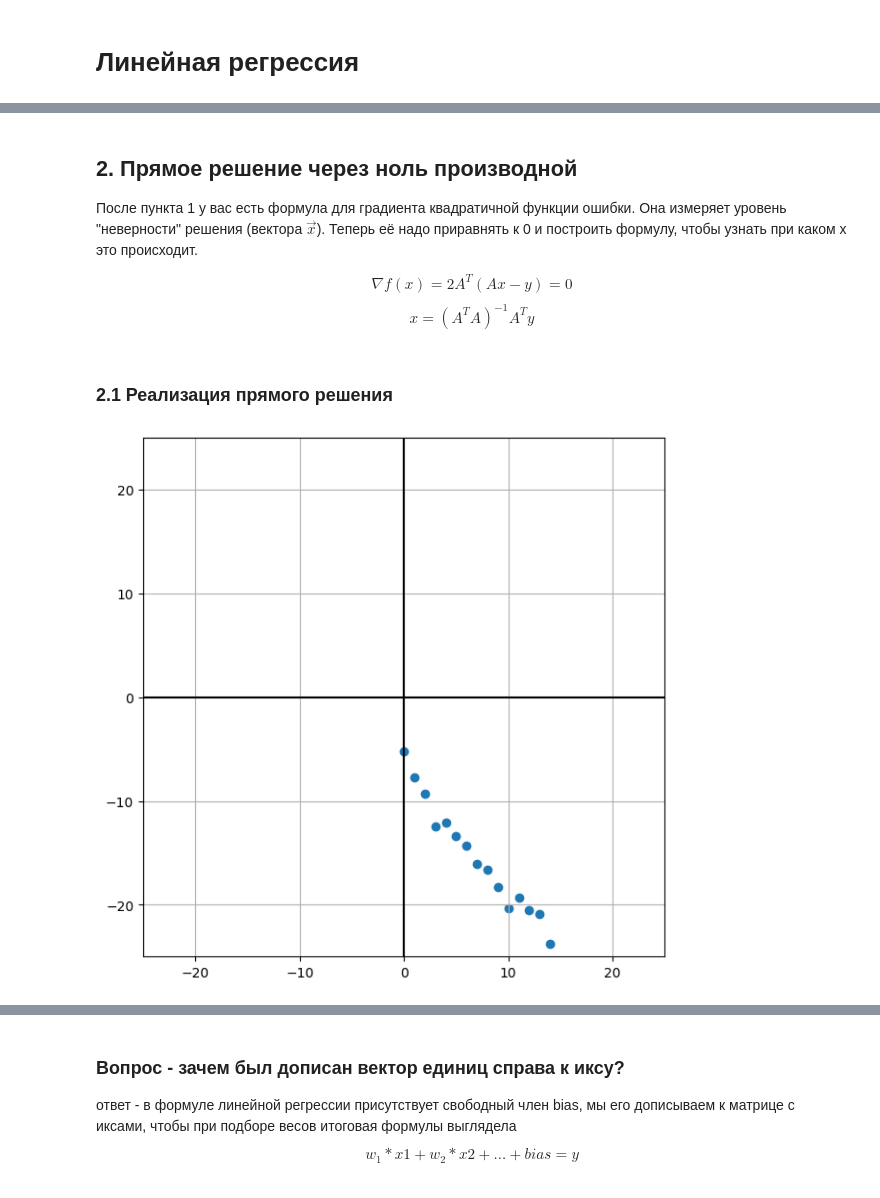
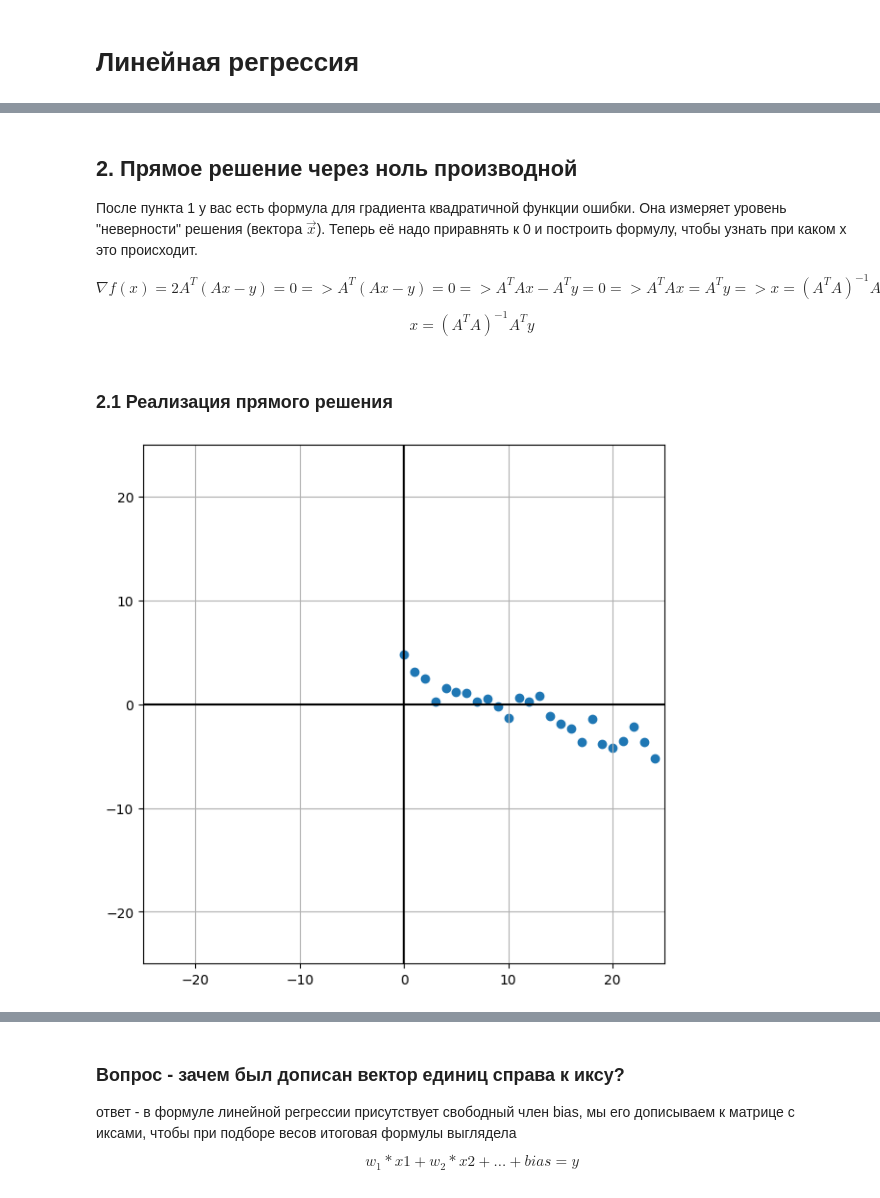
Before and after one commit to VerogoR/linear-regression, a Jupyter notebook: lab_linear_regression.ipynb, the cells around one changed output, grey strips where cells are left out. Cells and saved outputs as stored; diff of their text form; code cells hidden in the pictures.

```diff
--- a/lab_linear_regression.ipynb
+++ b/lab_linear_regression.ipynb
@@ -13,7 +17,7 @@ $$ \nabla f(x) = 2A^T(Ax-y) $$
 
 После пункта 1 у вас есть формула для градиента квадратичной функции ошибки. Она измеряет уровень "неверности" решения (вектора $\vec{x}$). Теперь её надо приравнять к 0 и построить формулу, чтобы узнать при каком x это происходит.
 
-$$ \nabla f(x) = 2A^T(Ax-y) = 0$$
+$$ \nabla f(x) = 2A^T(Ax-y) = 0 => A^T(Ax-y) = 0 => A^TAx - A^Ty = 0 => A^TAx = A^Ty => x = (A^TA)^{-1}A^Ty$$
 $$ x = (A^TA)^{-1}A^Ty $$
 # %% [markdown]
 ### 2.1 Реализация прямого решения
@@ -22,37 +26,37 @@ import numpy as np
 import matplotlib.pyplot as plt
 # %%
 # ваши параметры по вариантам
-a_orig = ((-1)^3)*0.1*3 # по формуле (-1)^n * 0.1 * n, n - номер в списке группы
-b_orig = 3*(-1)^(4) # по формуле n*(-1)^(n+1), где n - номер в списке группы
+a_orig = ((-1)**3)*0.1*3 # по формуле (-1)^n * 0.1 * n, n - номер в списке группы
+b_orig = 3*(-1)**(4) # по формуле n*(-1)^(n+1), где n - номер в списке группы
 random_state = 3 # х, где х - номер в списке группы
 
 # это тот самый столбец который мы и должны отыскать будем нашими методами.
 # сейчас конечно мы его знаем наперед потому что нам надо создать данные
 # но в жизни мы изначально этих чисел не знаем и в жизни задача в том чтобы их найти
 x_orig = np.array([a_orig, b_orig])
 
 np.random.seed(random_state)
 
 A = np.stack([np.arange(0, 25), np.ones(25)]).T
 
 # @ - операция матричного умножения в библиотеке NumPy
 y = A @ x_orig + np.random.standard_normal(25)
 # добавили нормально распределённого шума в данных
 # этим система станет несовместна для обычного решения
 
 f, ax = plt.subplots(figsize=(7, 7))
 
 # A[:, 0] - выбрать первый столбец, A[0, :] - выбрать первую строку
 plt.scatter(A[:, 0], y)
 
 ax.set_xlim(-25, 25)
 ax.set_ylim(-25, 25)
 # рисуем координатные оси
 ax.axvline(0, color="black")
 ax.axhline(0, color="black")
 ax.grid(True)
 # %% [output]
-[figure, old version]
+[figure, new version]
 # %%
 A, y
 # %% [output]
```
Also changed, not shown: parts of 6 cells of this notebook, 1 other file.
